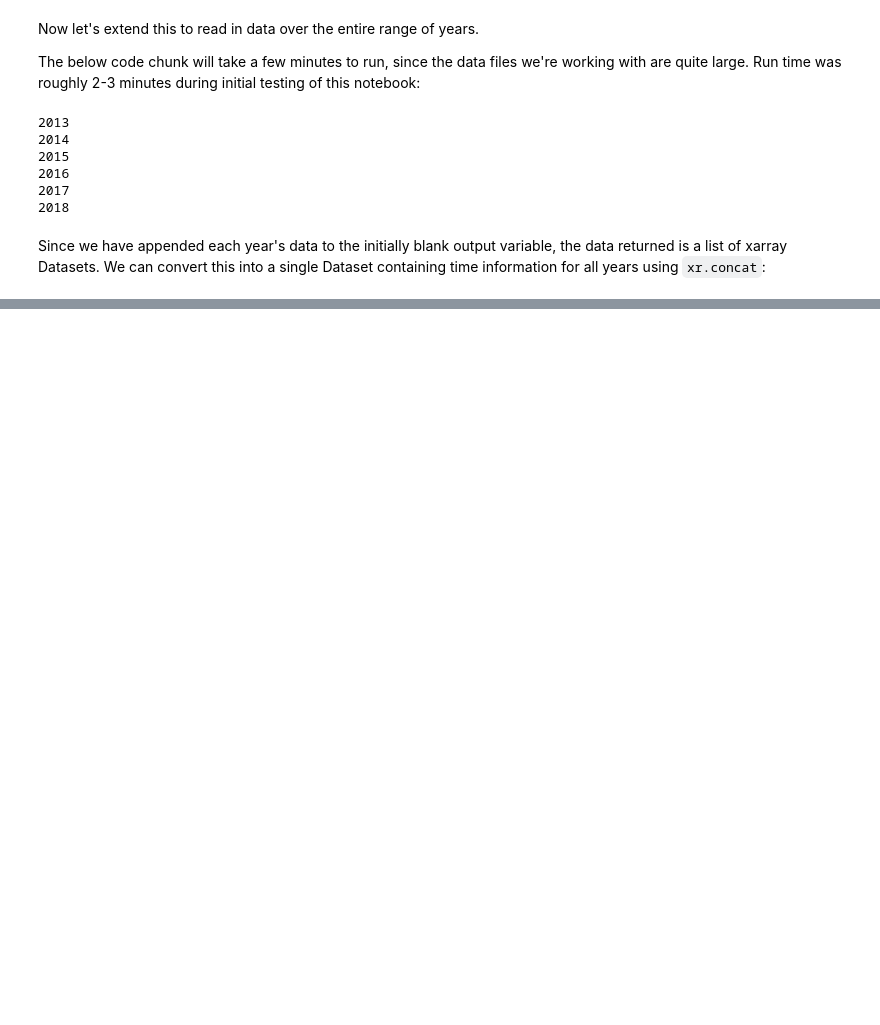
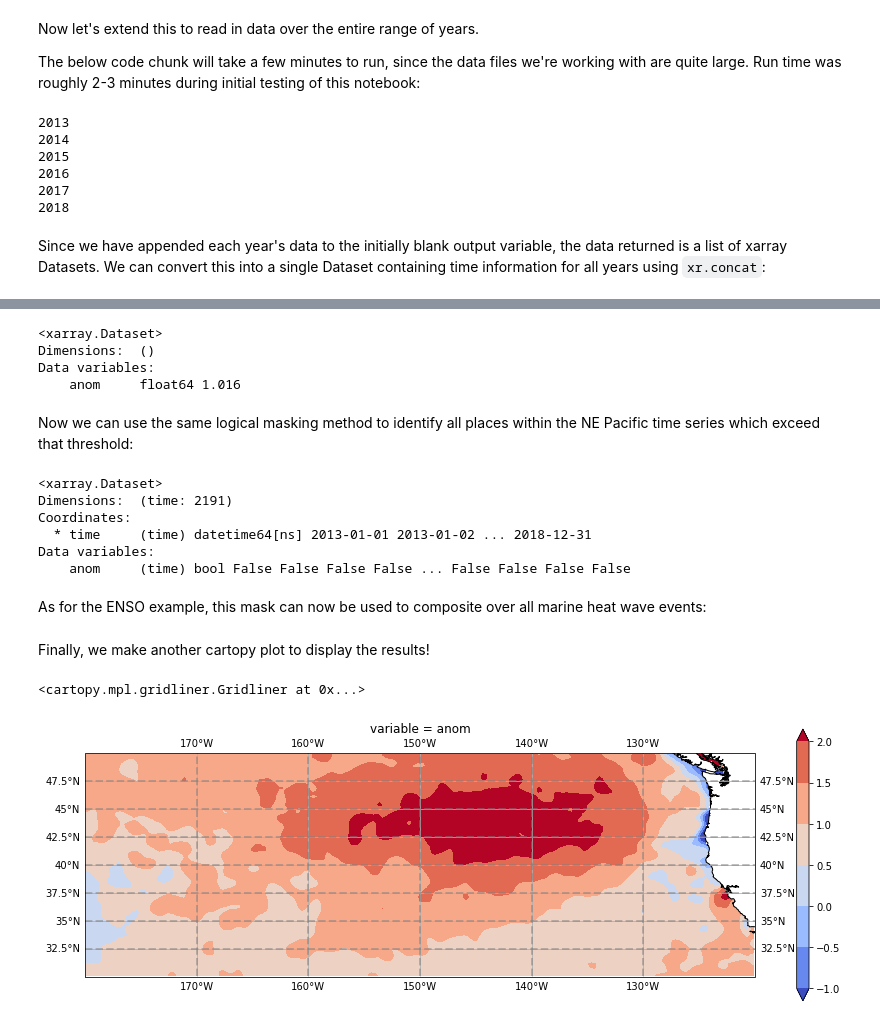
Before and after one commit to samanthastevenson/EDS220_Fall2021, a Jupyter notebook: OISST_ENSO_MHWs.ipynb, the cells around one changed output, grey strips where cells are left out. Cells and saved outputs as stored; diff of their text form; code cells hidden in the pictures; blank space fills up the shorter version.

Commit message:
Updated SST lab with MHW composite plot

```diff
--- a/OISST_ENSO_MHWs.ipynb
+++ b/OISST_ENSO_MHWs.ipynb
@@ -361,5 +371,9 @@ for y in yrs:
 # %% [markdown]
 Since we have appended each year's data to the initially blank output variable, the data returned is a list of xarray Datasets. We can convert this into a single Dataset containing time information for all years using `xr.concat`:
 # %%
-nepac_ts=xr.concat(nepac_sst,dim='time')
-nepac_ts
+# Concatenate list of xarray Datasets into a single Dataset, along dimension "time"
+nepac_fldts=xr.concat(nepac_sst,dim='time')
+nepac_fldts
+
+# Calculate a regionally averaged time series for the NE Pacific
+nepac_ts=nepac_fldts.mean('lon').mean('lat')
@@ -372,0 +391,50 @@ Data variables:
+# %%
+thr=nepac_ts.reduce(np.percentile,q=90)
+print(thr)
+# %% [output]
+<xarray.Dataset>
+Dimensions:  ()
+Data variables:
+    anom     float64 1.016
+# %% [markdown]
+Now we can use the same logical masking method to identify all places within the NE Pacific time series which exceed that threshold:
+# %%
+# Mask for MHW
+mhw_msk = (nepac_ts > thr)
+mhw_msk
+# %% [output]
+<xarray.Dataset>
+Dimensions:  (time: 2191)
+Coordinates:
+  * time     (time) datetime64[ns] 2013-01-01 2013-01-02 ... 2018-12-31
+Data variables:
+    anom     (time) bool False False False False ... False False False False
+# %% [markdown]
+As for the ENSO example, this mask can now be used to composite over all marine heat wave events:
+# %%
+# Apply MHW mask and extract the xarray DataArray
+mhw_comp = nepac_fldts.where(mhw_msk).mean("time")
+mhwcomp_arr = mhw_comp.to_array().squeeze()
+# %% [markdown]
+Finally, we make another cartopy plot to display the results!
+# %%
+# Create an object containing the Plate-Carree map projection, centered at 180E
+proj = ccrs.PlateCarree(central_longitude=180)
+# Create a figure object
+fig = plt.figure(figsize=(15, 5))
+# Create an axis object using the specified projection
+ax = plt.axes(projection=proj)
+# Make a filled contour plot of the La Nina SSTA composite using the specified map projection
+mhwcomp_arr.plot.contourf(x='lon', y='lat',transform=ccrs.PlateCarree(),vmin=-1,vmax=2,cmap='coolwarm')
+
+# Set plot parameters
+ax.gridlines()
+ax.set_extent([180, 240, 30, 50], crs=ccrs.PlateCarree())
+coast_10m = cfeature.NaturalEarthFeature('physical', 'land', '10m',
+                                        edgecolor='k', facecolor='white')
+ax.add_feature(coast_10m)
+ax.gridlines(crs=ccrs.PlateCarree(), draw_labels=True,
+                  linewidth=2, color='gray', alpha=0.5, linestyle='--')
+# %% [output]
+<cartopy.mpl.gridliner.Gridliner at 0x...>
+[figure, added]
```
Also changed, not shown: parts of 7 cells of this notebook.
